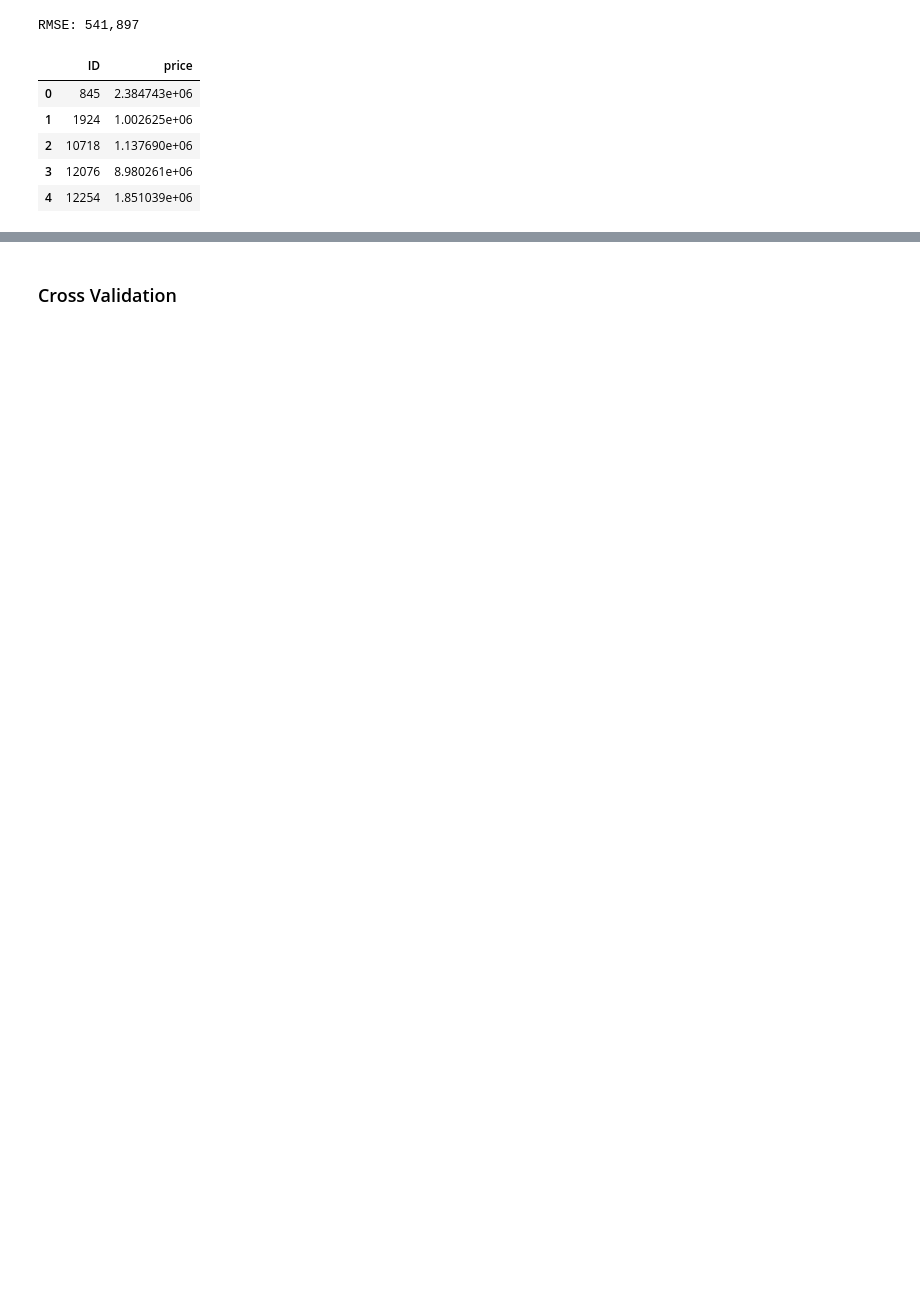
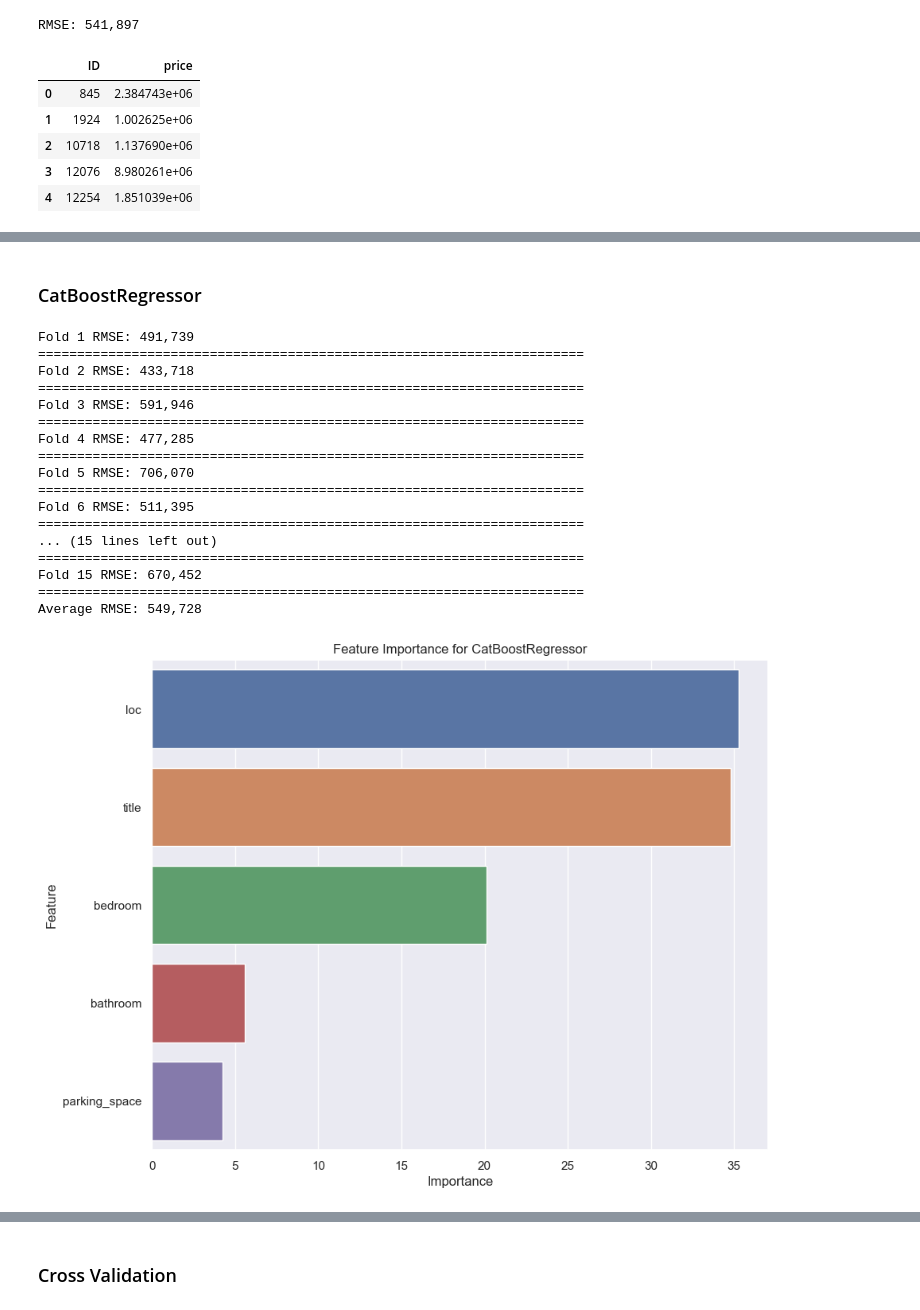
Before and after one commit to veronicaeyo/house_price_prediction, a Jupyter notebook: house_prediction.ipynb, the cells around one changed output, grey strips where cells are left out. Drawn from its saved outputs; the diff is of its cells as text; code cells hidden in the pictures; blank space fills up the shorter version.

```diff
--- a/house_prediction.ipynb
+++ b/house_prediction.ipynb
@@ -720,21 +340,21 @@ RMSE: 919,332
 ### hyper parameter tuning
 # %%
 # Define the hyperparameters to tune
-param_grid = {
-    "ridge__alpha": [0.1, 1, 10, 100],
-    "ridge__fit_intercept": [True, False],
-    "polynomialfeatures__degree": [1, 2, 3],
-}
+# param_grid = {
+#     "ridge__alpha": [0.1, 1, 10, 100],
+#     "ridge__fit_intercept": [True, False],
+#     "polynomialfeatures__degree": [1, 2, 3],
+# }
 
-# Create a Ridge regression model
-model = make_pipeline(PolynomialFeatures(), Ridge())
+# # Create a Ridge regression model
+# model = make_pipeline(PolynomialFeatures(), Ridge())
 
-# Create a grid search object
-grid_search = GridSearchCV(model, param_grid, cv=5, scoring="neg_root_mean_squared_error")
+# # Create a grid search object
+# grid_search = GridSearchCV(model, param_grid, cv=5, scoring="neg_root_mean_squared_error")
 
-# Fit the grid search object to the training data
-grid_search.fit(X_train, y_train)
+# # Fit the grid search object to the training data
+# grid_search.fit(X_train, y_train)
 
-# Print the best hyperparameters and the corresponding score
-print("Best hyperparameters:", grid_search.best_params_)
-print("Best score:", f"{-grid_search.best_score_:,.0f}")
+# # Print the best hyperparameters and the corresponding score
+# print("Best hyperparameters:", grid_search.best_params_)
+# print("Best score:", f"{-grid_search.best_score_:,.0f}")
@@ -851,0 +619,36 @@ sample_sub.head()
+# %% [markdown]
+### CatBoostRegressor
+# %%
+from catboost import CatBoostRegressor
+
+cb = CatBoostRegressor(
+    iterations=1000,
+    learning_rate=0.05,
+    depth=10,
+    loss_function="RMSE",
+    random_seed=419,
+    verbose=False,
+)
+
+cb_preds = fold_fit_score(cb, X, y, 15, plot_feat_imp=True)
+
+# LB Score: 370764.5299
+# %% [output]
+Fold 1 RMSE: 491,739
+======================================================================
+Fold 2 RMSE: 433,718
+======================================================================
+Fold 3 RMSE: 591,946
+======================================================================
+Fold 4 RMSE: 477,285
+======================================================================
+Fold 5 RMSE: 706,070
+======================================================================
+Fold 6 RMSE: 511,395
+======================================================================
+... (15 lines left out)
+======================================================================
+Fold 15 RMSE: 670,452
+======================================================================
+Average RMSE: 549,728
+[figure, added]
```
Also changed, not shown: parts of 68 cells of this notebook, 2 other files.
